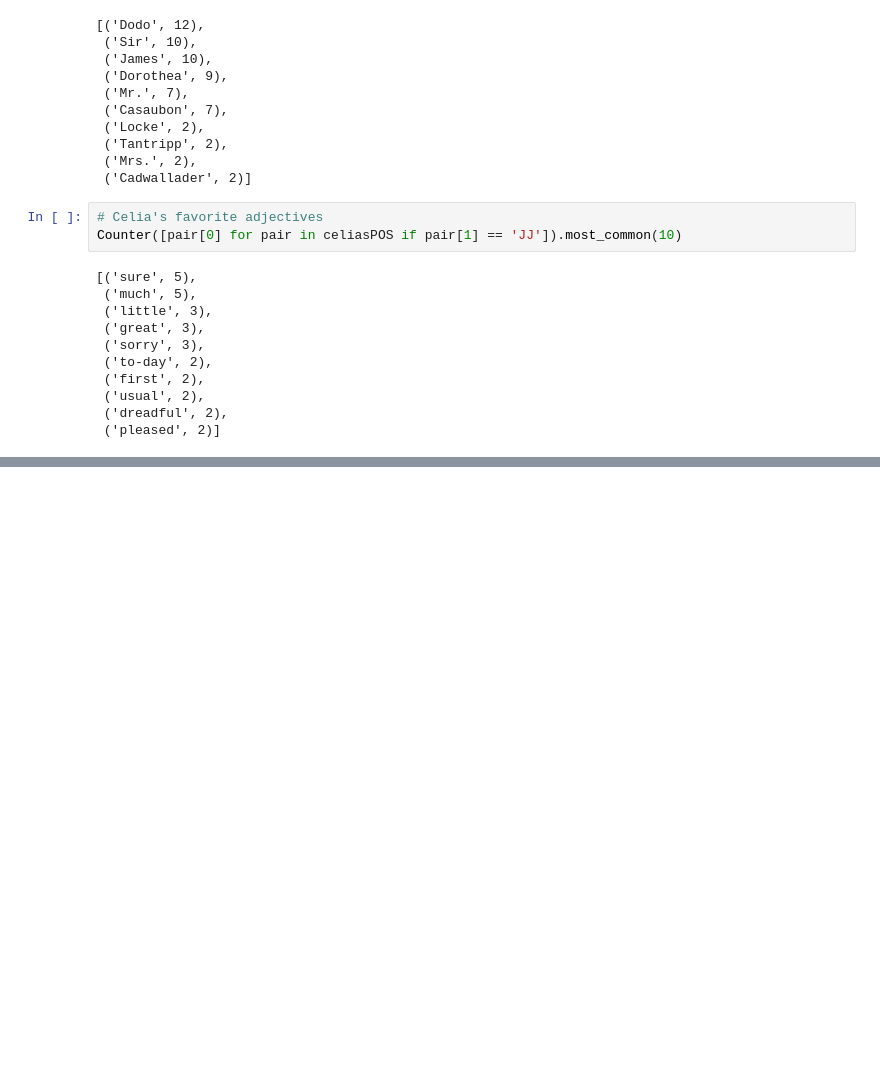
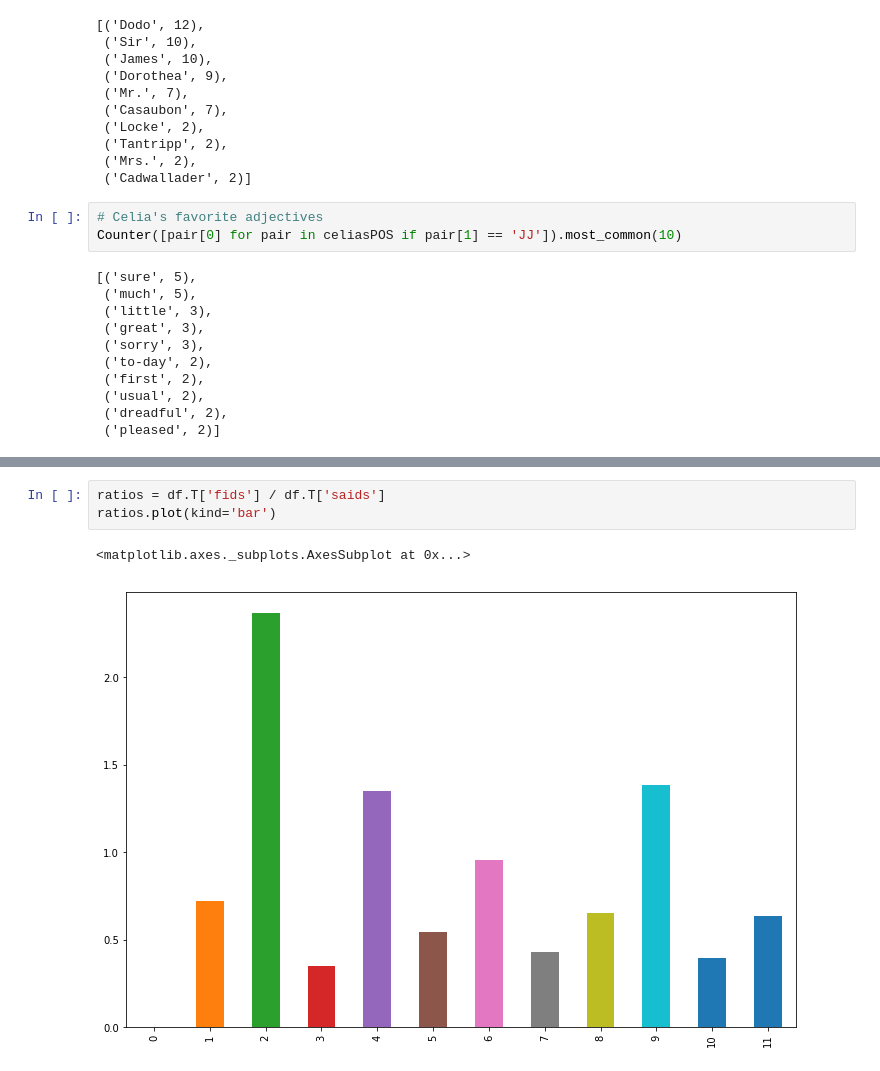
Before and after one commit to open-editions/corpus-eliot-middlemarch-tei, a Jupyter notebook: analysis/middlemarch-parsing.ipynb, the cells around one changed output, grey strips where cells are left out. Drawn from its saved outputs; the diff is of its cells as text; blank space fills up the shorter version.

```diff
--- a/analysis/middlemarch-parsing.ipynb
+++ b/analysis/middlemarch-parsing.ipynb
@@ -179,0 +258,6 @@ Counter([pair[0] for pair in celiasPOS if pair[1] == 'JJ']).most_common(10)
+# %%
+ratios = df.T['fids'] / df.T['saids']
+ratios.plot(kind='bar')
+# %% [output]
+<matplotlib.axes._subplots.AxesSubplot at 0x...>
+[figure, added]
```
Also changed, not shown: parts of 33 cells of this notebook.
